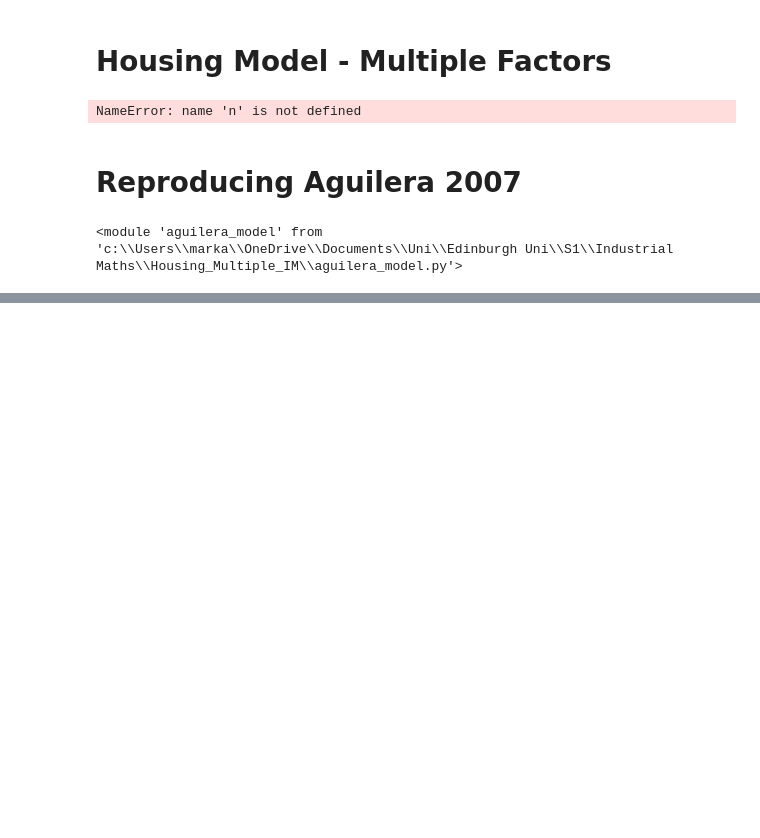
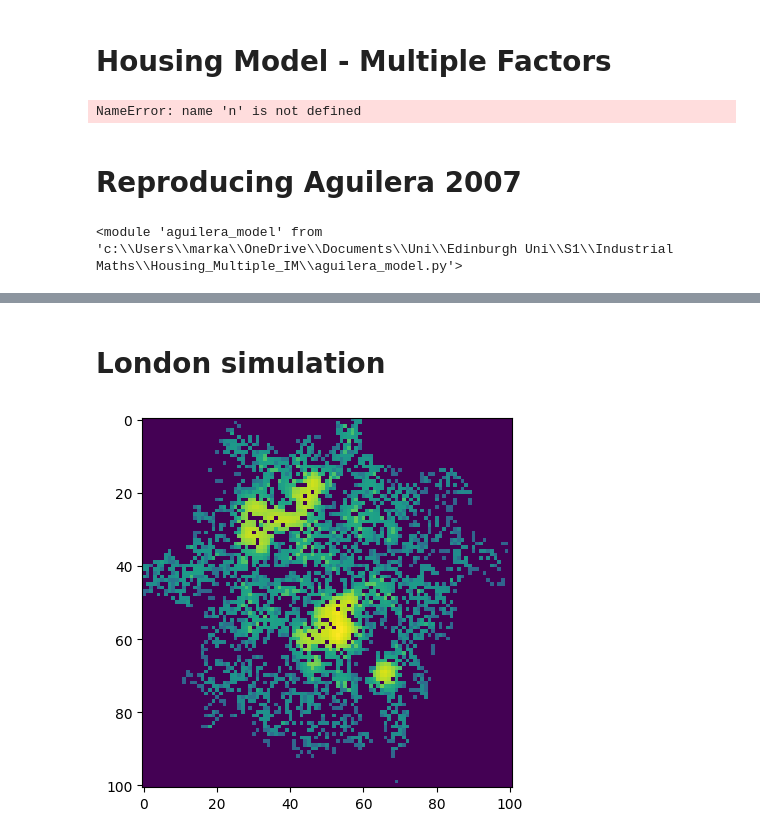
Before and after one commit to markalvaress/Housing_Multiple_IM, a Jupyter notebook: toy_model.ipynb, the cells around one changed output, grey strips where cells are left out. Cells and saved outputs as stored; diff of their text form; code cells hidden in the pictures; blank space fills up the shorter version.

```diff
--- a/toy_model.ipynb
+++ b/toy_model.ipynb
@@ -190,0 +195,24 @@ plt.show()
+# %% [markdown]
+# London simulation
+# %%
+affluence_levels = {
+    "rich": 1.0,
+    "middle": 0.5,
+    "poor": 0.1
+}
+p = (0.16, 0.6, 0.24)
+london_grid = np.loadtxt("london_map_array.txt")
+lambda_ = 0.65 # lower bc we have a relatively low theil index
+# %%
+affluence_grid, house_grid = am.initialise_affluence_and_house_grids(london_grid, affluence_levels, p)
+
+# Simulation loop
+for step in range(n_steps):
+    # Update house values
+    house_grid = am.calculate_new_house_values_conv(house_grid, affluence_grid, r, lambda_)
+
+    # Propose random move - several in each step
+    for j in range(500):
+        propose_swap(affluence_grid, house_grid)
+# %% [output]
+[figure, added]
```
Also changed, not shown: parts of 7 cells of this notebook, 2 other files.
